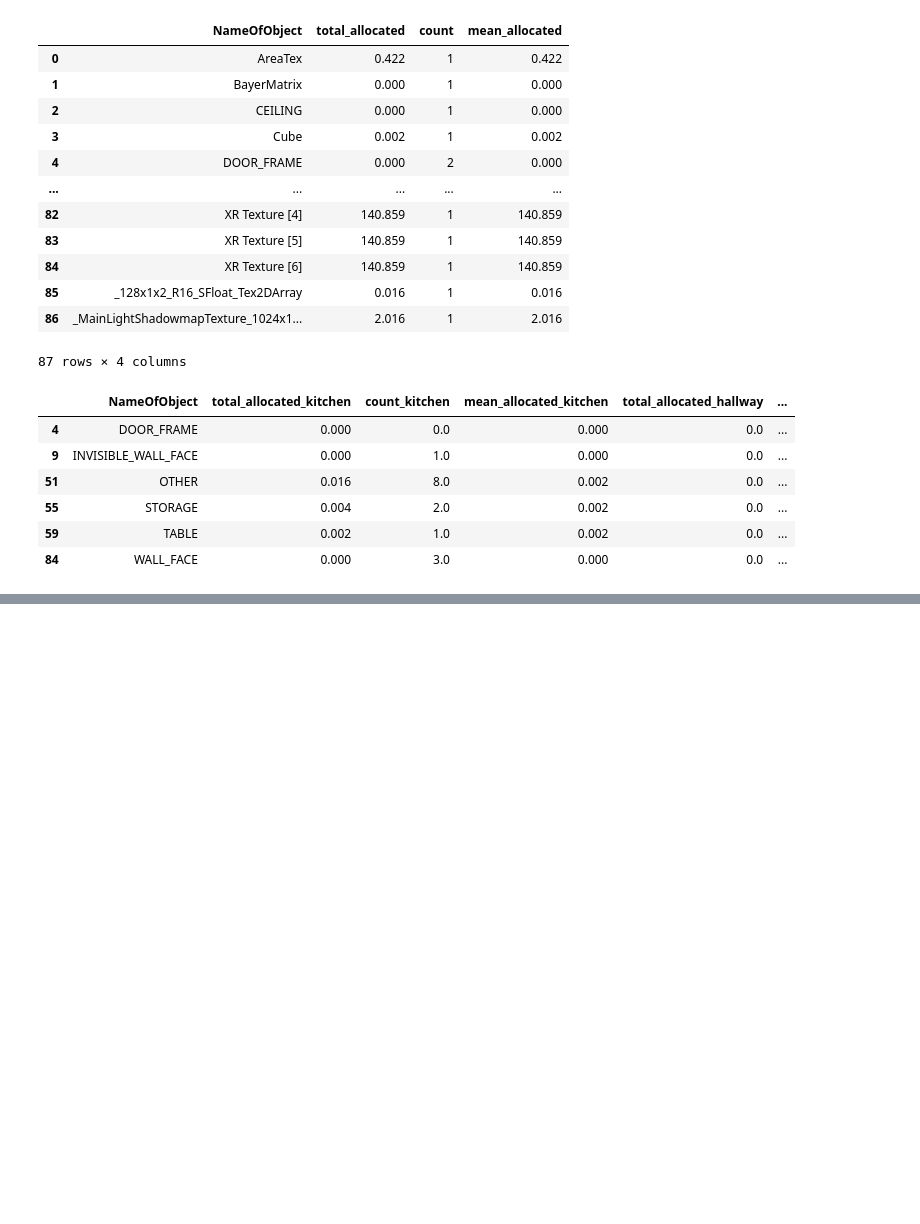
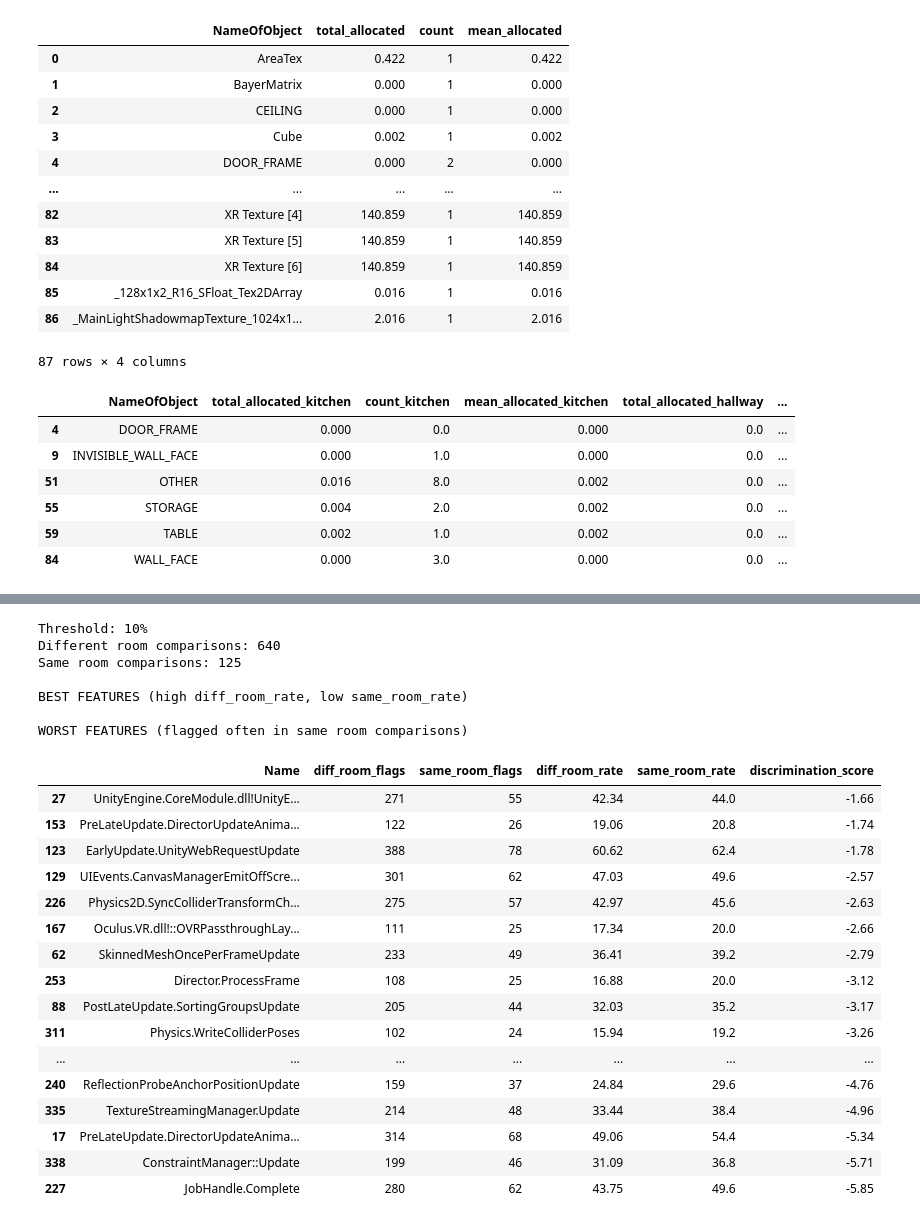
Before and after one commit to alliec45/mixed_reality_defense, a Jupyter notebook: unity_eda.ipynb, the cells around one changed output, grey strips where cells are left out. Saved outputs shown, nothing was run; the diff lists cells and outputs as text; code cells hidden in the pictures; blank space fills up the shorter version.

```diff
--- a/unity_eda.ipynb
+++ b/unity_eda.ipynb
@@ -230,0 +722,7 @@ kitchen_all_obj
+# %%
+type_summary['diff_percentage'] = (type_summary['diff_count'] / max_comparisons * 100).round(2)
+threshold = max_comparisons // 2 # 25
+frequently_differ = type_summary[type_summary['diff_count'] >= threshold]
+print(f"Types that differ in at least {threshold} comparisons (at least 50% of comparisons)")
+print(f"Count: {len(frequently_differ)}")
+frequently_differ
@@ -230,0 +873,12 @@ kitchen_all_obj
+# %%
+type_diff_counter = Counter()
+
+for j in range(1, 6):
+    full_comp, diff = compare_rooms_UO('kitchen', 'kitchen_motion', scan_num=j)
+    differing_types = diff['Type'].tolist()
+    type_diff_counter.update(differing_types)
+
+print("KITCHEN vs KITCHEN_MOTION")
+print(f"Types that differ across trials:")
+for t, count in type_diff_counter.most_common(20):
+    print(f"  {t}: {count} trials")
@@ -230,0 +1404,57 @@ kitchen_all_obj
+# %%
+# test one threshold value
+threshold = 10
+diff_flags, same_flags, diff_count, same_count = evaluate_threshold(threshold, num_trials=5)
+
+print(f"Threshold: {threshold}%")
+print(f"Different room comparisons: {diff_count}")
+print(f"Same room comparisons: {same_count}")
+
+all_names = set(diff_flags.keys()) | set(same_flags.keys())
+
+results = []
+for name in all_names:
+    diff_rate = diff_flags[name] / diff_count * 100 if diff_count > 0 else 0
+    same_rate = same_flags[name] / same_count * 100 if same_count > 0 else 0
+
+    results.append({
+        'Name': name,
+        'diff_room_flags': diff_flags[name],
+        'same_room_flags': same_flags[name],
+        'diff_room_rate': round(diff_rate, 2),
+        'same_room_rate': round(same_rate, 2),
+        'discrimination_score': round(diff_rate - same_rate, 2)  # Higher = better feature
+    })
+
+results_df = pd.DataFrame(results).sort_values('discrimination_score', ascending=False)
+
+print("\nBEST FEATURES (high diff_room_rate, low same_room_rate)")
+results_df.head(30)
+
+print("\nWORST FEATURES (flagged often in same room comparisons)")
+results_df.tail(20)
+# %% [output]
+Threshold: 10%
+Different room comparisons: 640
+Same room comparisons: 125
+
+BEST FEATURES (high diff_room_rate, low same_room_rate)
+
+WORST FEATURES (flagged often in same room comparisons)
+|  | Name | diff_room_flags | same_room_flags | diff_room_rate | same_room_rate | discrimination_score |
+| 27 | UnityEngine.CoreModule.dll!UnityE... | 271 | 55 | 42.34 | 44.0 | -1.66 |
+| 153 | PreLateUpdate.DirectorUpdateAnima... | 122 | 26 | 19.06 | 20.8 | -1.74 |
+| 123 | EarlyUpdate.UnityWebRequestUpdate | 388 | 78 | 60.62 | 62.4 | -1.78 |
+| 129 | UIEvents.CanvasManagerEmitOffScre... | 301 | 62 | 47.03 | 49.6 | -2.57 |
+| 226 | Physics2D.SyncColliderTransformCh... | 275 | 57 | 42.97 | 45.6 | -2.63 |
+| 167 | Oculus.VR.dll!::OVRPassthroughLay... | 111 | 25 | 17.34 | 20.0 | -2.66 |
+| 62 | SkinnedMeshOncePerFrameUpdate | 233 | 49 | 36.41 | 39.2 | -2.79 |
+| 253 | Director.ProcessFrame | 108 | 25 | 16.88 | 20.0 | -3.12 |
+| 88 | PostLateUpdate.SortingGroupsUpdate | 205 | 44 | 32.03 | 35.2 | -3.17 |
+| 311 | Physics.WriteColliderPoses | 102 | 24 | 15.94 | 19.2 | -3.26 |
+| ... | ... | ... | ... | ... | ... | ... |
+| 240 | ReflectionProbeAnchorPositionUpdate | 159 | 37 | 24.84 | 29.6 | -4.76 |
+| 335 | TextureStreamingManager.Update | 214 | 48 | 33.44 | 38.4 | -4.96 |
+| 17 | PreLateUpdate.DirectorUpdateAnima... | 314 | 68 | 49.06 | 54.4 | -5.34 |
+| 338 | ConstraintManager::Update | 199 | 46 | 31.09 | 36.8 | -5.71 |
+| 227 | JobHandle.Complete | 280 | 62 | 43.75 | 49.6 | -5.85 |
```
Also changed, not shown: parts of 55 cells of this notebook, 11 other files.
